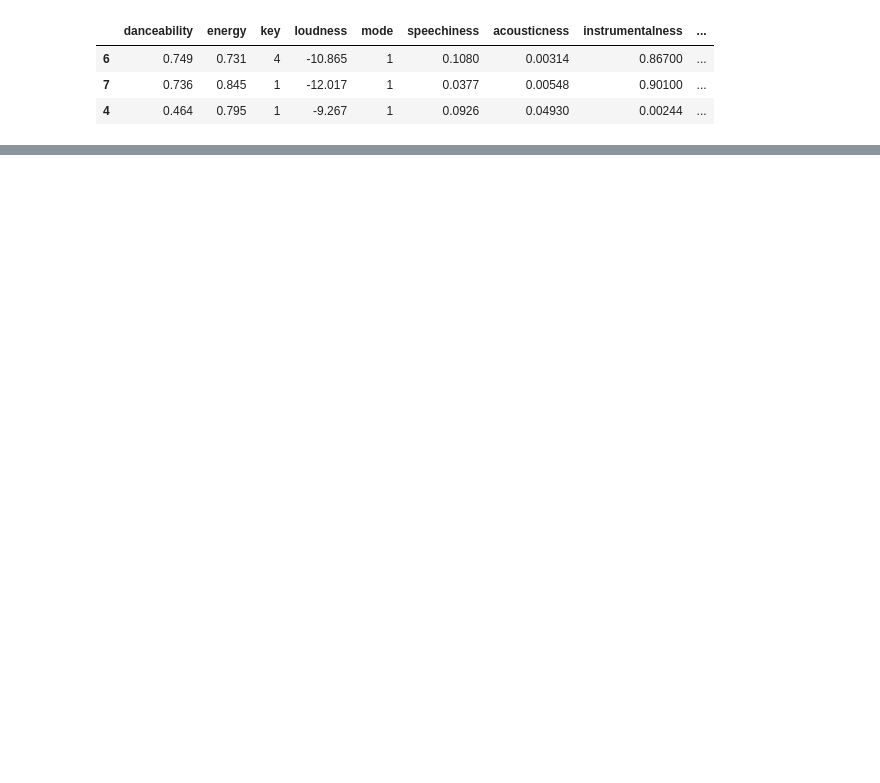
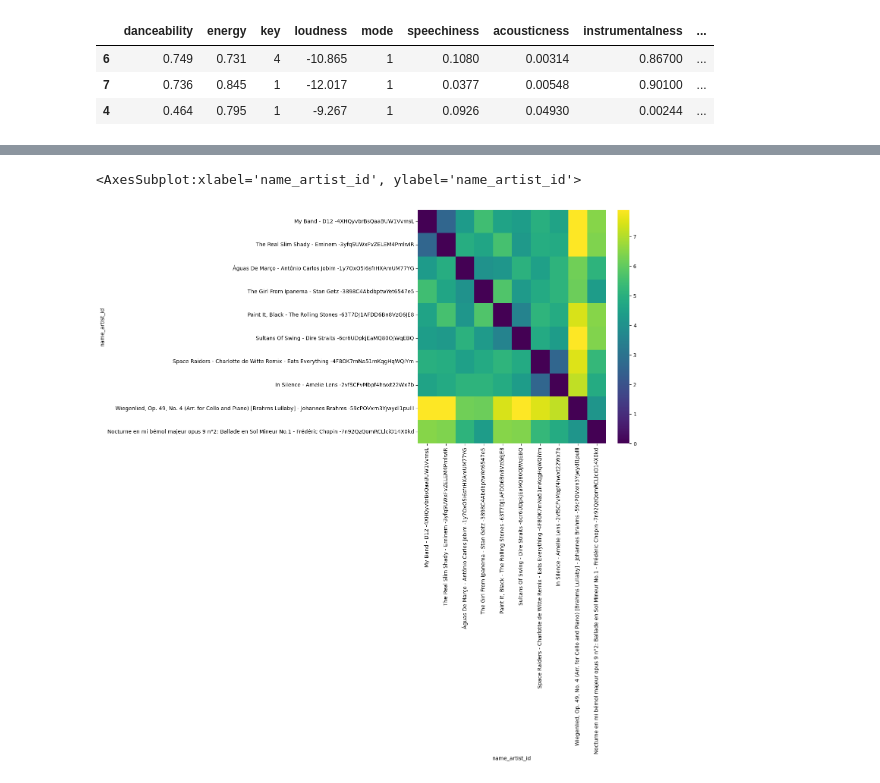
Before and after one commit to Joldon/unsupevised_ML, a Jupyter notebook: Compute_distances_10_songs.ipynb, the cells around one changed output, grey strips where cells are left out. Saved outputs shown, nothing was run; the diff lists cells and outputs as text; code cells hidden in the pictures; blank space fills up the shorter version.

```diff
--- a/Compute_distances_10_songs.ipynb
+++ b/Compute_distances_10_songs.ipynb
@@ -151,0 +162,19 @@ manh
+# %%
+#scale the data
+from sklearn.preprocessing import StandardScaler
+
+#normalize the data
+songs_norm = StandardScaler().fit_transform(filtered_songs)
+# %%
+from sklearn.metrics.pairwise import euclidean_distances
+distances = euclidean_distances(songs_norm)
+
+#convert to dataframe
+distances = pd.DataFrame(distances, columns=filtered_songs.index, index=filtered_songs.index)
+# distances = pd.DataFrame(distances, columns=songs_norm.index, index=songs_norm.index)
+# %%
+plt.figure(figsize=(8,8))
+sns.heatmap(distances, cmap='viridis')
+# %% [output]
+<AxesSubplot:xlabel='name_artist_id', ylabel='name_artist_id'>
+[figure, added]
```
Also changed, not shown: parts of 3 cells of this notebook.
